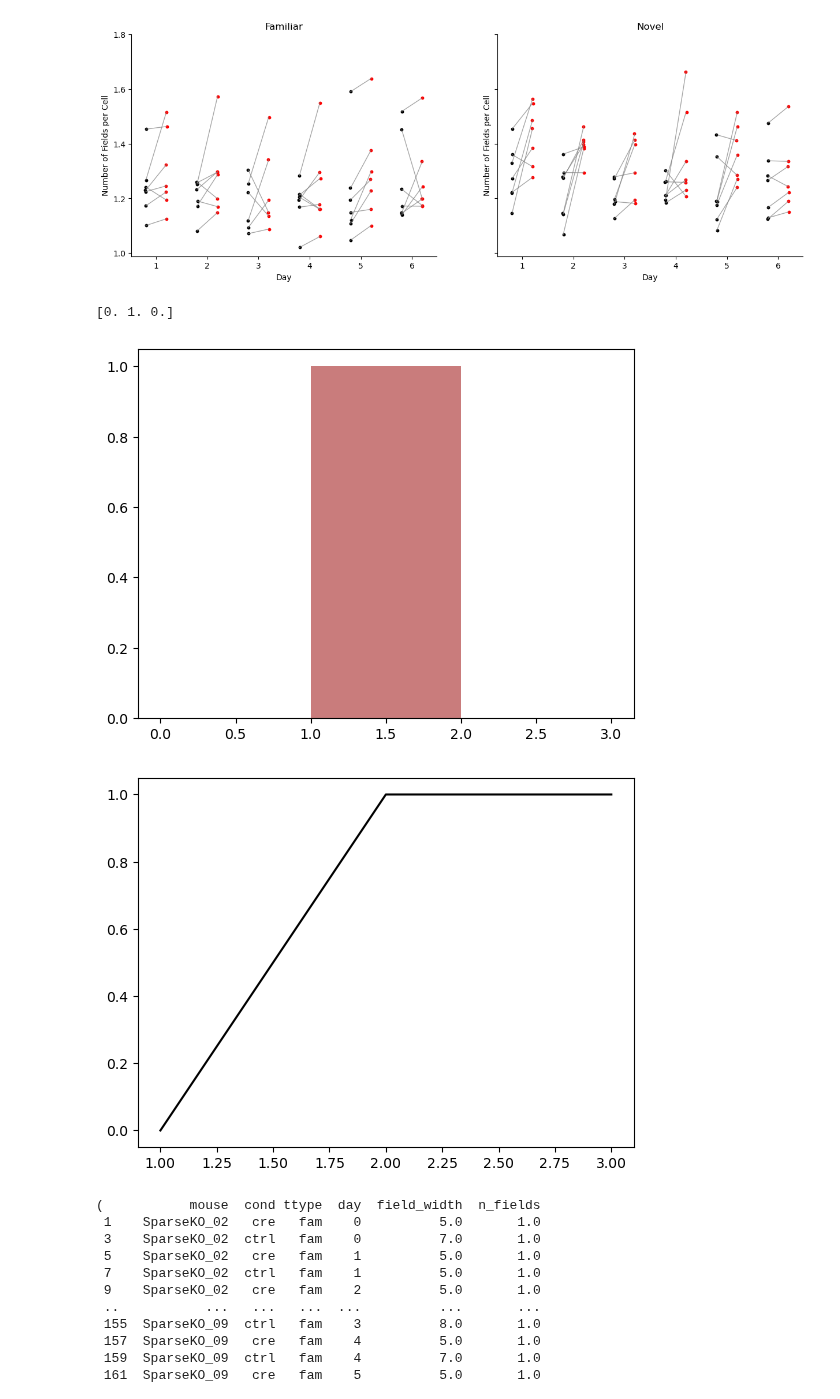
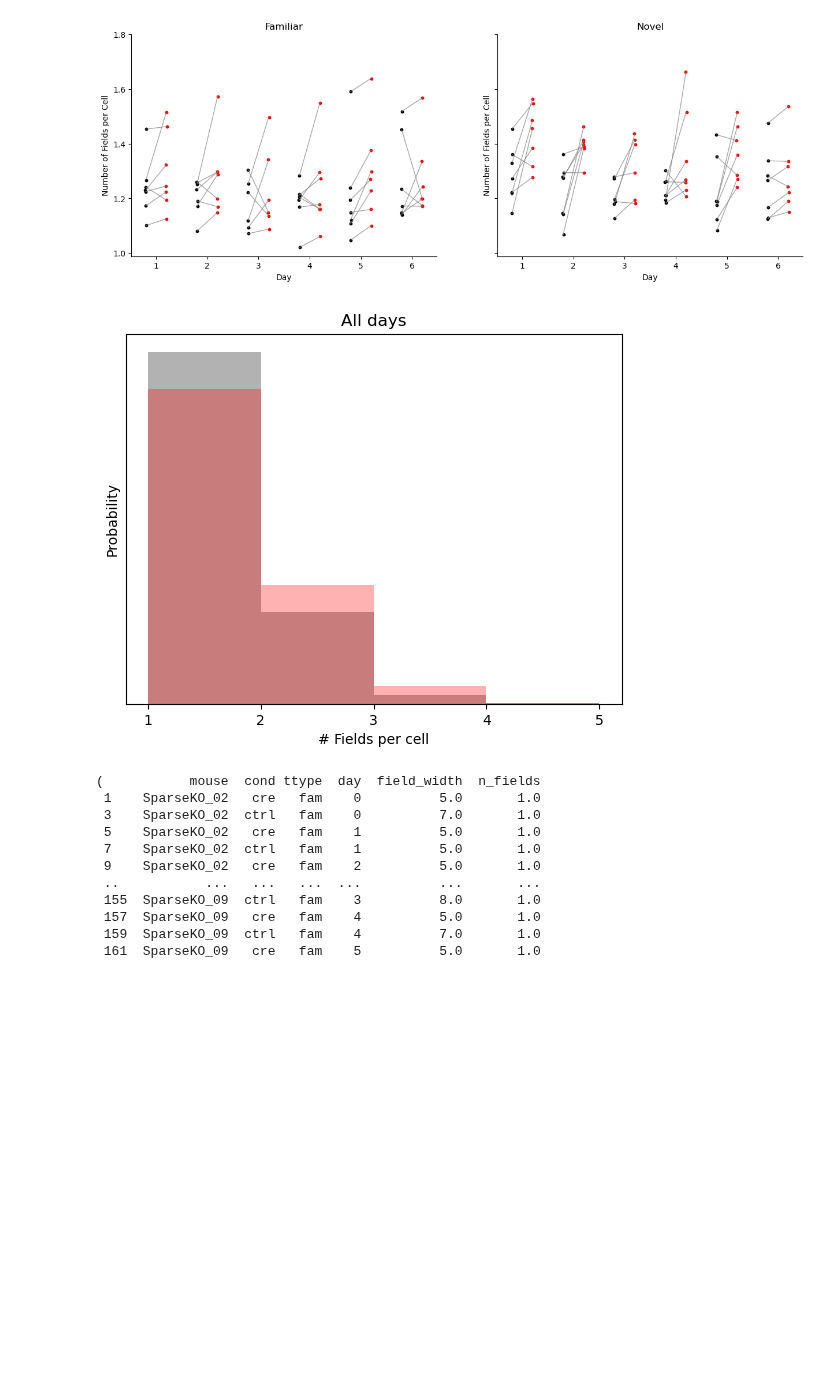
Before and after one commit to GiocomoLab/STX3KO_analyses, a Jupyter notebook: sparse_notebooks/ActiveNotebooks/SingleField_AcrossDays.ipynb, the cells around one changed output. Cells and saved outputs as stored; diff of their text form; code cells hidden in the pictures; blank space fills up the shorter version.

Commit message:
EKS sparse figures

```diff
--- a/sparse_notebooks/ActiveNotebooks/SingleField_AcrossDays.ipynb
+++ b/sparse_notebooks/ActiveNotebooks/SingleField_AcrossDays.ipynb
@@ -278,7 +278,7 @@ def create_df(field_info, sparse_mice, rank_sums = False):
                     if rank_sums:
                         df['field_width'].append(np.median(f_info[:,2]))
                         cell_list = np.unique(f_info[:,0])
-                        df['n_fields'].append(np.median(np.array([np.count_nonzero(f_info[:,0]==cell) for cell in cell_list])))
+                        df['n_fields'].append(np.array([np.count_nonzero(f_info[:,0]==cell) for cell in cell_list]))
                     else:
                         df['field_width'].append(f_info[:,2].mean())
                         cell_list = np.unique(f_info[:,0])
@@ -291,7 +291,7 @@ def create_df(field_info, sparse_mice, rank_sums = False):
     df = pd.DataFrame(df)
     return df
 # %%
-df = create_df(field_info, sparse_mice, rank_sums = False)
+df = create_df(field_info, sparse_mice, rank_sums = True)
 # %%
 df.loc[(df['mouse'] == 'SparseKO_09') & (df['day'].between(2,4)), 'day'] += 1
 df[df['mouse'] == 'SparseKO_09']
@@ -566,35 +567,33 @@ fig.savefig(os.path.join(figdir, "num_fields_between_mice.pdf"))
 # %% [output]
 [figure]
 # %%
-# day 5 histogram
+# distribution of ko vs control for all cells
 
 fig, ax = plt.subplots()
-fig_cum, ax_cum = plt.subplots()
-day = 5
-
-mask_ctrl_fam = (df['cond'] == 'ctrl') & (df['day'] == day) & (df['ttype'] == 'fam')
-mask_cre_fam = (df['cond'] == 'cre') & (df['day'] == day) & (df['ttype'] == 'fam')
-# Extract mouse names and field widths
-ctrl_fam = df.loc[mask_ctrl_fam, ['mouse', 'n_fields']].reset_index(drop=True)
-cre_fam = df.loc[mask_cre_fam, ['mouse', 'n_fields']].reset_index(drop=True)
 
 
-mask_ctrl_nov = (df['cond'] == 'ctrl') & (df['day'] == day) & (df['ttype'] == 'nov')
-mask_cre_nov = (df['cond'] == 'cre') & (df['day'] == day) & (df['ttype'] == 'nov')
-ctrl_nov = df.loc[mask_ctrl_nov, ['mouse', 'n_fields']].reset_index(drop=True)
-cre_nov = df.loc[mask_cre_nov, ['mouse', 'n_fields']].reset_index(drop=True)
-
-bins = np.arange(0, 4, 1)
-hist, bins, _ = ax.hist(ctrl_fam['n_fields'], bins = bins, color='black', alpha = .3, density=True)
-ax_cum.plot(bins[1:], np.cumsum(hist), color= 'black')
+mask_ctrl_fam = (df['cond'] == 'ctrl') #& (df['day'] == day) #& (df['ttype'] == 'fam')
+mask_cre_fam = (df['cond'] == 'cre')# & (df['day'] == day) #& (df['ttype'] == 'fam')
+# Extract mouse names and field widths
+ctrl = df.loc[mask_ctrl_fam, ['n_fields']].reset_index(drop=True)
+cre = df.loc[mask_cre_fam, ['n_fields']].reset_index(drop=True)
+ctrl_concat = np.concatenate(ctrl.to_numpy().ravel())
+cre_concat = np.concatenate(cre.to_numpy().ravel())
 
 
-hist, bins, _ = ax.hist(cre_fam['n_fields'], bins = bins, color = 'red', alpha = .3,density=True)
-print(hist)
+bins = np.arange(1, 6, 1)
+hist, bins, _ = ax.hist(ctrl_concat, bins = bins, color='black', alpha = .3, density=True)
+hist, bins, _ = ax.hist(cre_concat, bins = bins, color = 'red', alpha = .3,density=True)
+
+ax.set_title('All days')
+ax.set_ylabel('Probability')
+ax.set_yticks([])
+ax.set_xlabel('# Fields per cell')
+ax.set_xticks(np.arange(1,6,1))
+
+fig.savefig(os.path.join(figdir, "num_fields_dist_alldays.pdf"))
 # %% [output]
-[0. 1. 0.]
-[figure, old version]
+[figure, new version]
-[figure, removed]
 # %%
 for mouse, days in trial_means.items():
     for day, metrics in days.items():
```
Also changed, not shown: parts of 12 cells of this notebook, 4 other files.
